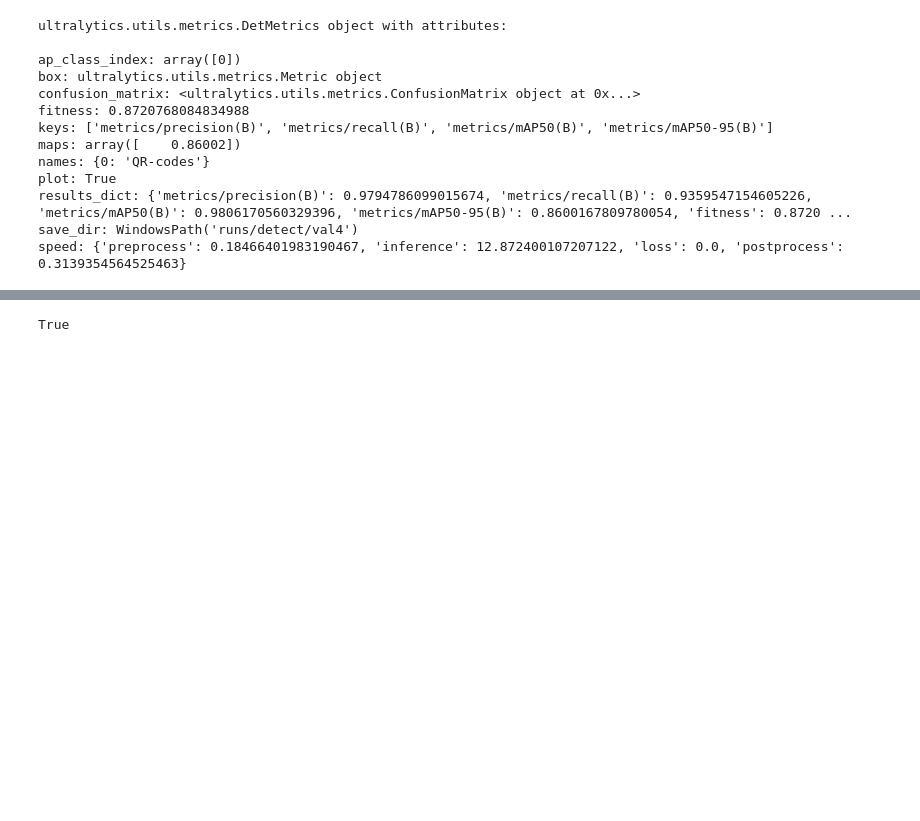
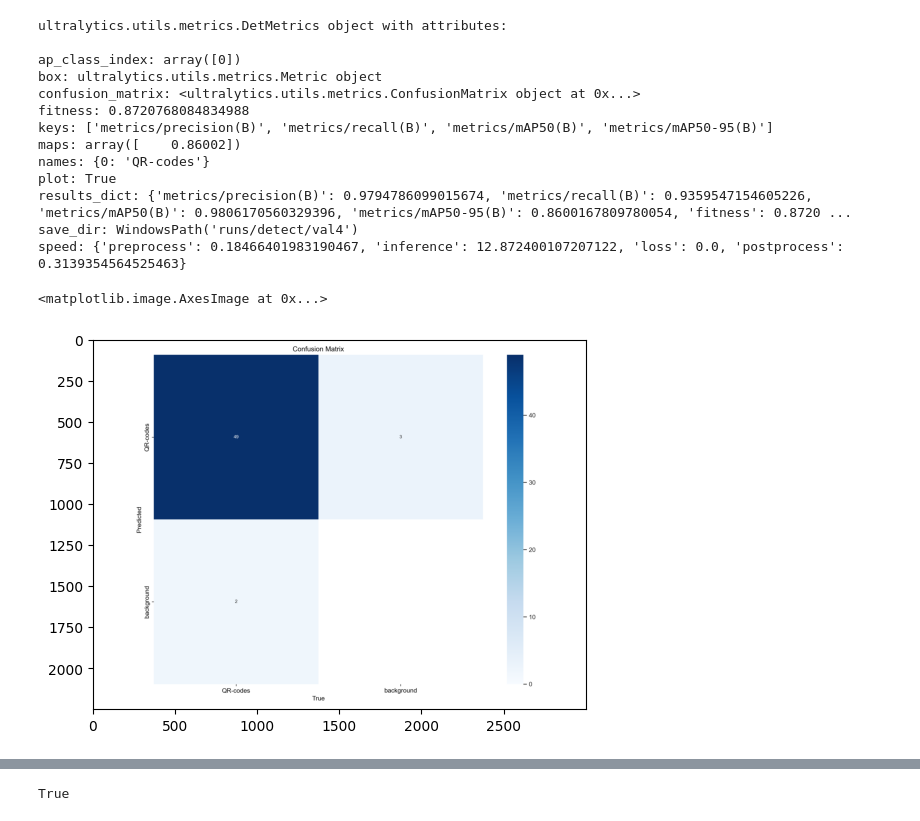
Before and after one commit to stefano-lacorazza/QR_Code_Detector_Notebook, a Jupyter notebook: QR_detector.ipynb, the cells around one changed output, grey strips where cells are left out. Saved outputs shown, nothing was run; the diff lists cells and outputs as text; code cells hidden in the pictures; blank space fills up the shorter version.

```diff
--- a/QR_detector.ipynb
+++ b/QR_detector.ipynb
@@ -137,3 +137,12 @@ plot: True
 results_dict: {'metrics/precision(B)': 0.9794786099015674, 'metrics/recall(B)': 0.9359547154605226, 'metrics/mAP50(B)': 0.9806170560329396, 'metrics/mAP50-95(B)': 0.8600167809780054, 'fitness': 0.8720 ...
 save_dir: WindowsPath('runs/detect/val4')
 speed: {'preprocess': 0.18466401983190467, 'inference': 12.872400107207122, 'loss': 0.0, 'postprocess': 0.3139354564525463}
+# %%
+from PIL import Image
+import matplotlib.pyplot as plt
+
+img = Image.open('runs/detect/val4/confusion_matrix.png')
+plt.imshow(img)
+# %% [output]
+<matplotlib.image.AxesImage at 0x...>
+[figure, added]
```
Also changed, not shown: parts of 1 cell of this notebook.
